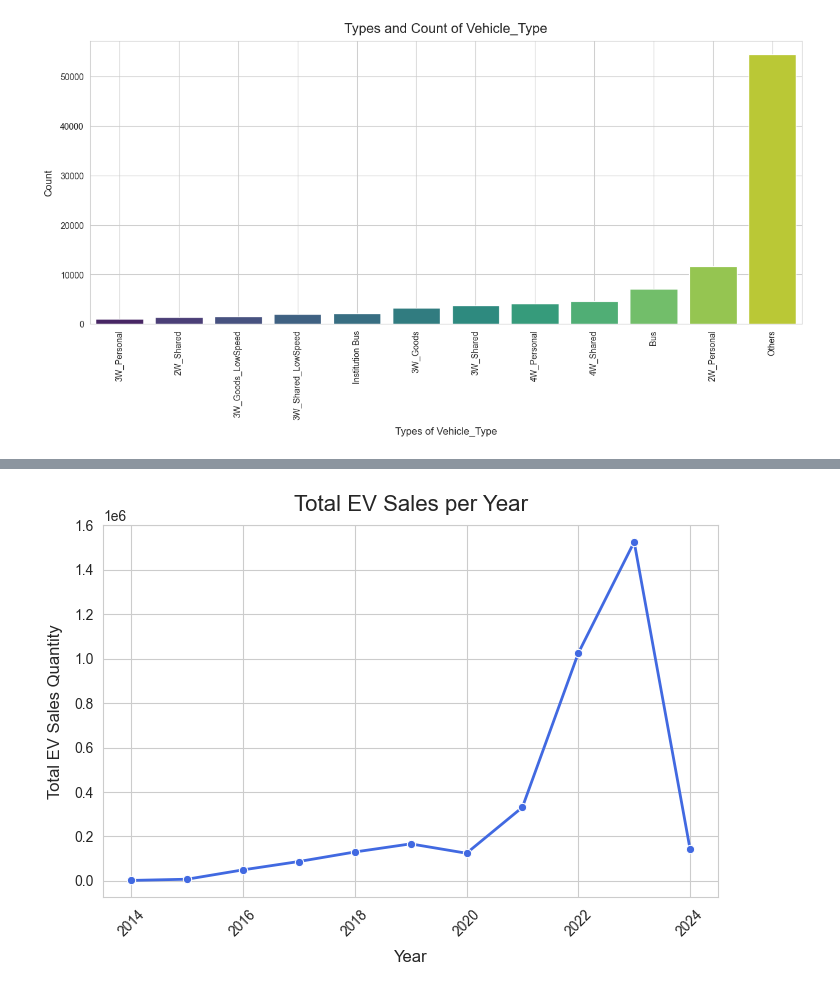
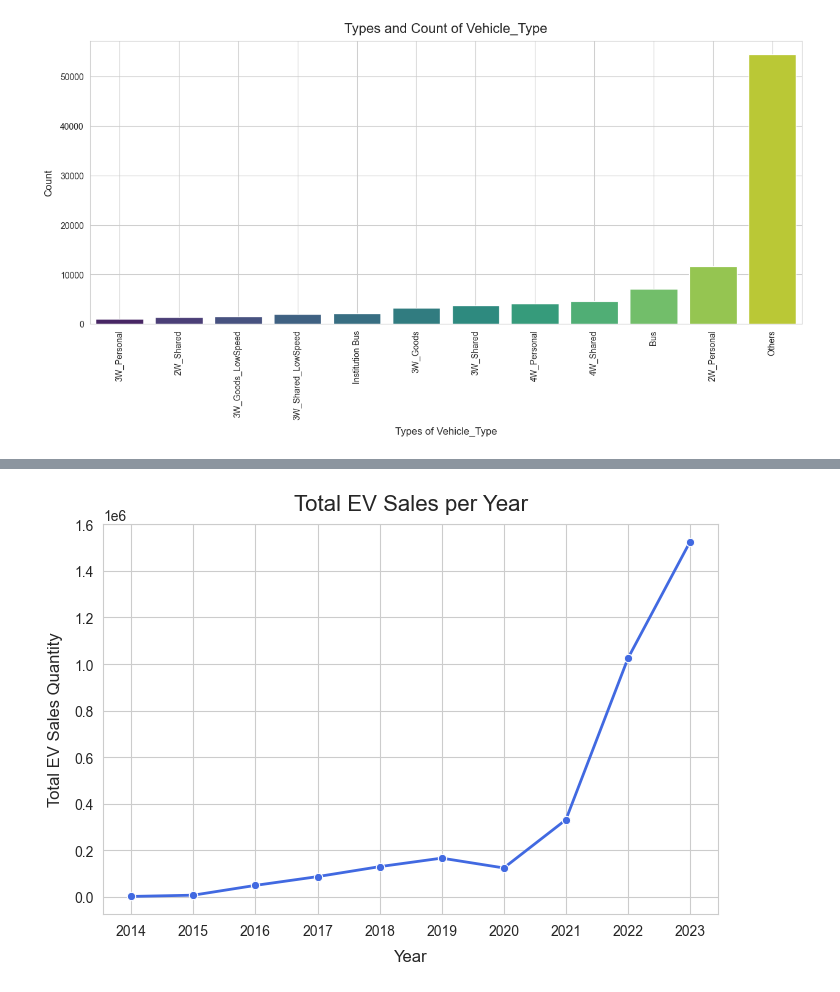
Before and after one commit to Christophermathai/Electric-Vehicle-Sales-by-State-in-India-Data-Analysis, a Jupyter notebook: Electric Vehicle Sales by State in India.ipynb, the cells around one changed output, grey strips where cells are left out. Saved outputs shown, nothing was run; the diff lists cells and outputs as text; code cells hidden in the pictures.

```diff
--- a/Electric Vehicle Sales by State in India.ipynb
+++ b/Electric Vehicle Sales by State in India.ipynb
@@ -109,5 +134,5 @@ Passing `palette` without assigning `hue` is deprecated and will be removed in v
 # %%
-yearcount = data['Year'].value_counts().sort_index()
+yearcount = data['Year'].value_counts().sort_index().drop(2024, errors='ignore')
 plt.figure(figsize=(7,5))
 sns.set_style('whitegrid')
 sns.lineplot(x=yearcount.index,y=yearcount.values,marker='o', color='royalblue', linewidth=2)
@@ -122,28 +159,28 @@ plt.show()
 # %%
 # yearcount = data['Year'].value_counts().sort_index()
 # Group full data by Year and sum EV_Sales_Quantity
 yearly_total_sales = data.groupby('Year')['EV_Sales_Quantity'].sum().reset_index()
-
+yearly_total_sales = yearly_total_sales[yearly_total_sales['Year'] != 2024]
 # Plot
 plt.figure(figsize=(7, 5))
 sns.set_style('whitegrid')
 
 sns.lineplot(
     x='Year',
     y='EV_Sales_Quantity',
     data=yearly_total_sales,
     marker='o',
     color='royalblue',
     linewidth=2
 )
 
 plt.title("Total EV Sales per Year", fontsize=16, pad=10)
 plt.xlabel("Year", labelpad=8, fontsize=12)
 plt.ylabel("Total EV Sales Quantity", labelpad=8, fontsize=12)
-plt.xticks(rotation=45)
+plt.xticks(ticks=yearcount.index)
 plt.grid(True)
 plt.tight_layout()
 plt.savefig('Outputs/Number_of_EV_Sales_Per_Year.png')
 plt.show()
 # %% [output]
-[figure, old version]
+[figure, new version]
```
Also changed, not shown: parts of 28 cells of this notebook, 10 other files.
